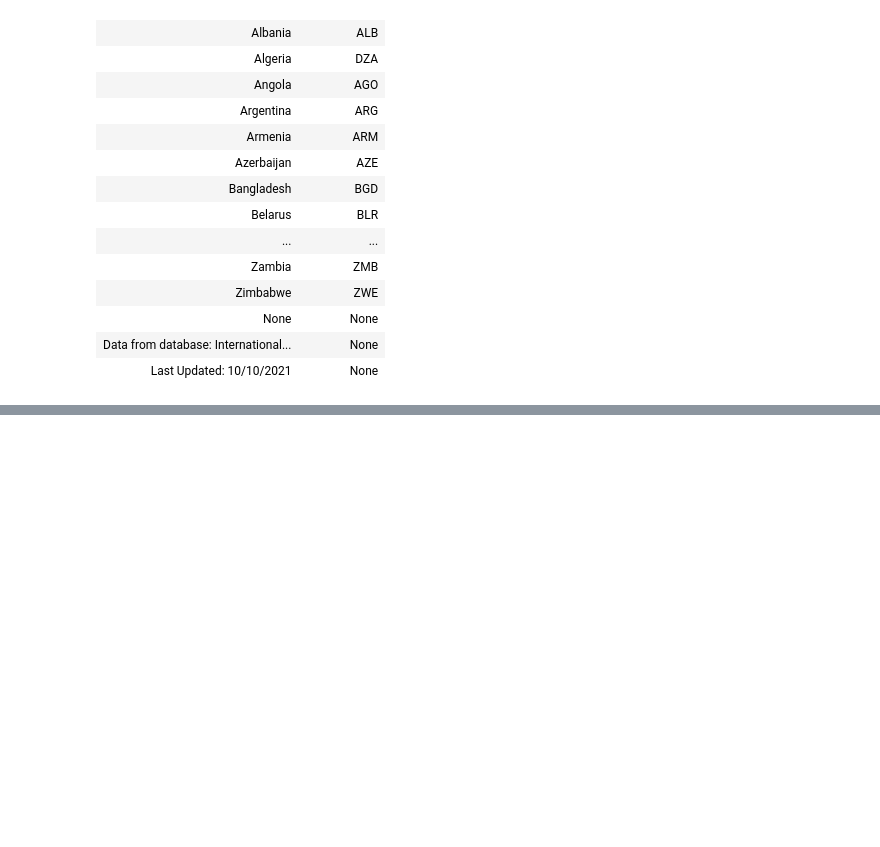
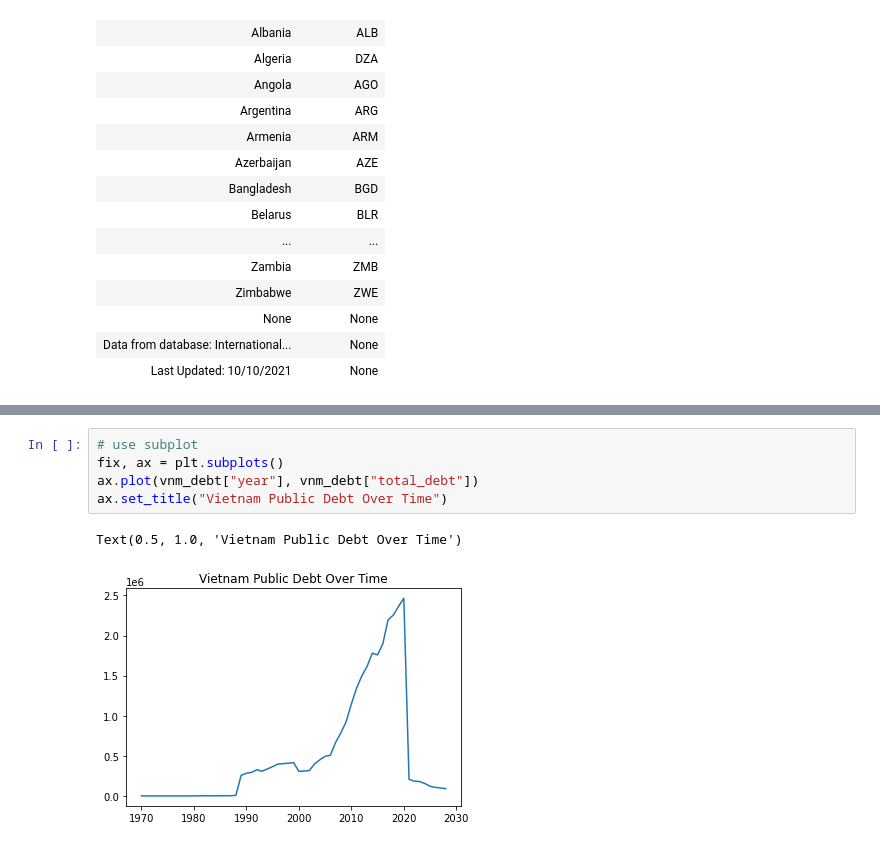
Before and after one commit to harrynnh/learnSQL, a Jupyter notebook: notebook/learn_sql.ipynb, the cells around one changed output, grey strips where cells are left out. Saved outputs shown, nothing was run; the diff lists cells and outputs as text; blank space fills up the shorter version.

```diff
--- a/notebook/learn_sql.ipynb
+++ b/notebook/learn_sql.ipynb
@@ -149,0 +214,8 @@ Done.
+# %%
+# use subplot
+fix, ax = plt.subplots()
+ax.plot(vnm_debt["year"], vnm_debt["total_debt"])
+ax.set_title("Vietnam Public Debt Over Time")
+# %% [output]
+Text(0.5, 1.0, 'Vietnam Public Debt Over Time')
+[figure, added]
```
Also changed, not shown: parts of 20 cells of this notebook.
